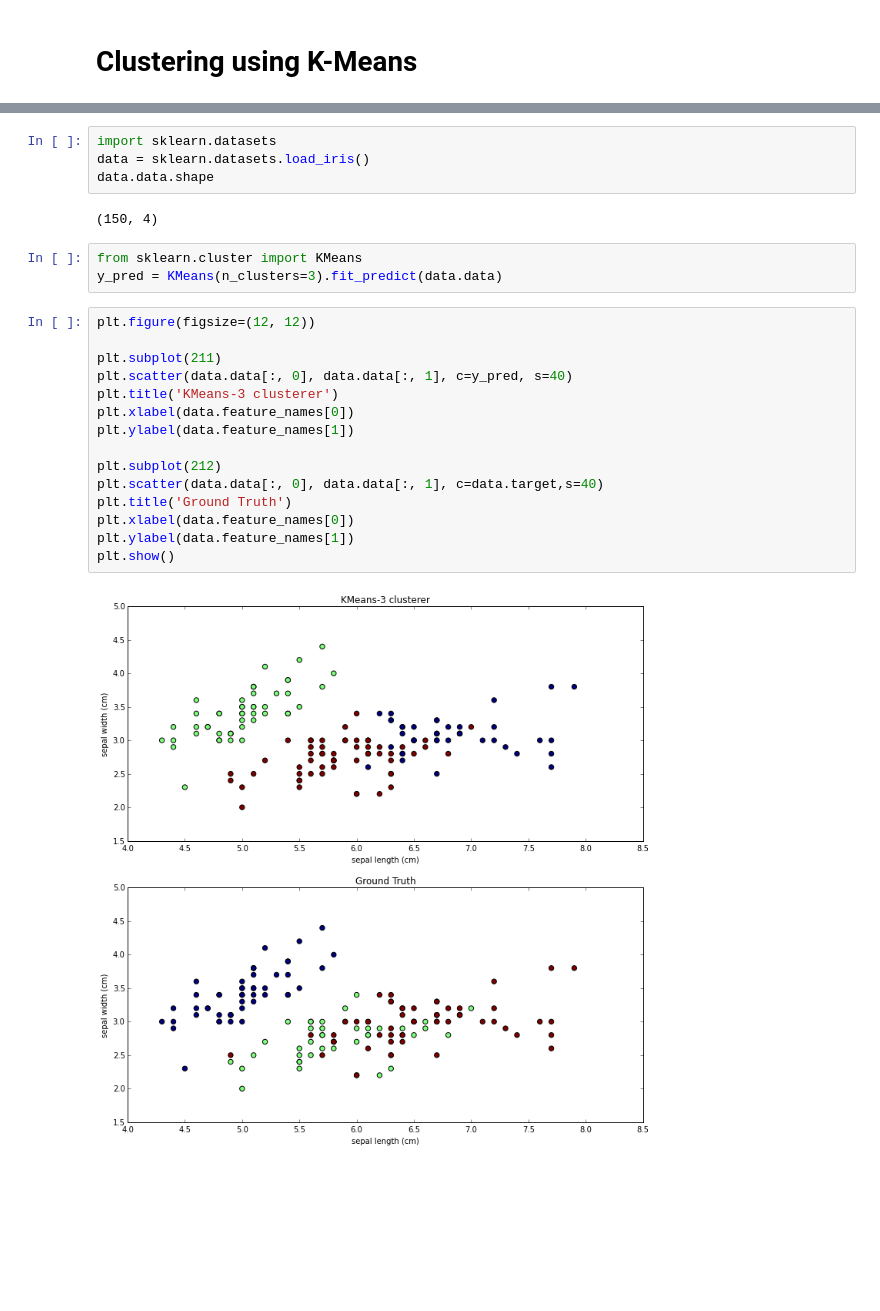
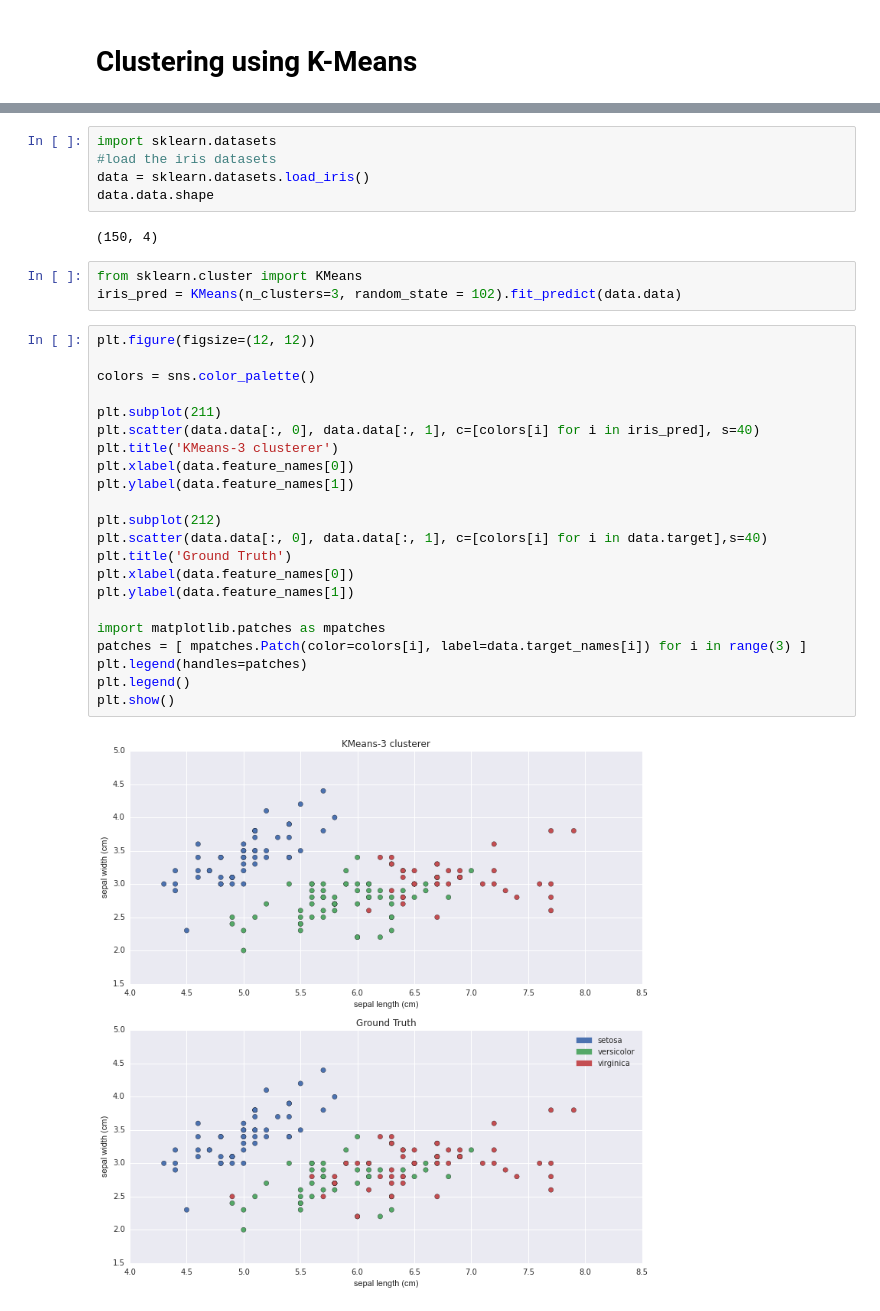
Before and after one commit to sgratzl/ipython-tutorial-VA2015, a Jupyter notebook: 04_MachineLearning.ipynb, the cells around one changed output, grey strips where cells are left out. Cells and saved outputs as stored; diff of their text form; blank space fills up the shorter version.

```diff
--- a/04_MachineLearning.ipynb
+++ b/04_MachineLearning.ipynb
@@ -97,27 +98,35 @@ import pandas as pd
 import matplotlib.pyplot as plt
 # %%
 import sklearn.datasets
+#load the iris datasets
 data = sklearn.datasets.load_iris()
 data.data.shape
 # %% [output]
 (150, 4)
 # %%
 from sklearn.cluster import KMeans
-y_pred = KMeans(n_clusters=3).fit_predict(data.data)
+iris_pred = KMeans(n_clusters=3, random_state = 102).fit_predict(data.data)
 # %%
 plt.figure(figsize=(12, 12))
 
+colors = sns.color_palette()
+
 plt.subplot(211)
-plt.scatter(data.data[:, 0], data.data[:, 1], c=y_pred, s=40)
+plt.scatter(data.data[:, 0], data.data[:, 1], c=[colors[i] for i in iris_pred], s=40)
 plt.title('KMeans-3 clusterer')
 plt.xlabel(data.feature_names[0])
 plt.ylabel(data.feature_names[1])
 
 plt.subplot(212)
-plt.scatter(data.data[:, 0], data.data[:, 1], c=data.target,s=40)
+plt.scatter(data.data[:, 0], data.data[:, 1], c=[colors[i] for i in data.target],s=40)
 plt.title('Ground Truth')
 plt.xlabel(data.feature_names[0])
 plt.ylabel(data.feature_names[1])
+
+import matplotlib.patches as mpatches
+patches = [ mpatches.Patch(color=colors[i], label=data.target_names[i]) for i in range(3) ]
+plt.legend(handles=patches)
+plt.legend()
 plt.show()
 # %% [output]
-[figure, old version]
+[figure, new version]
```
Also changed, not shown: parts of 15 cells of this notebook.
